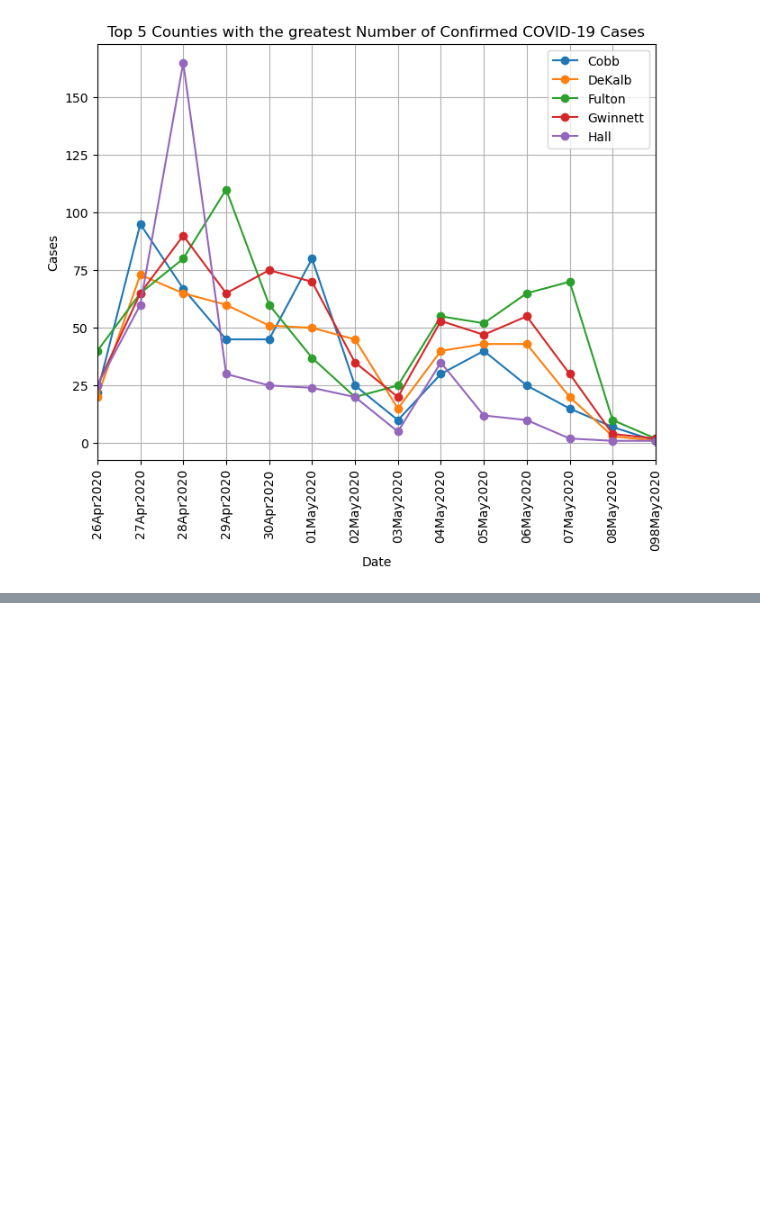
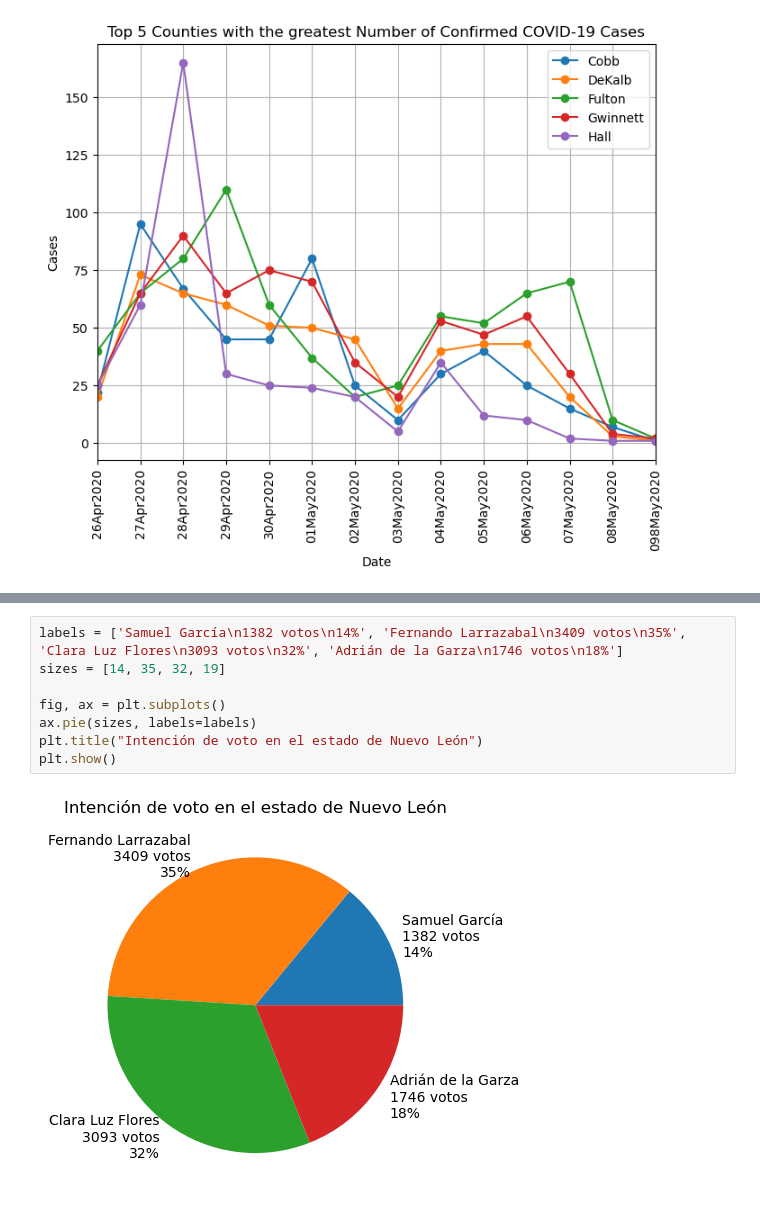
Before and after one commit to jcasarmiento/Visualization, a Jupyter notebook: fake.ipynb, the cells around one changed output, grey strips where cells are left out. Saved outputs shown, nothing was run; the diff lists cells and outputs as text; blank space fills up the shorter version.

```diff
--- a/fake.ipynb
+++ b/fake.ipynb
@@ -35,0 +67,10 @@ plt.show()
+# %%
+labels = ['Samuel García\n1382 votos\n14%', 'Fernando Larrazabal\n3409 votos\n35%', 'Clara Luz Flores\n3093 votos\n32%', 'Adrián de la Garza\n1746 votos\n18%']
+sizes = [14, 35, 32, 19]
+
+fig, ax = plt.subplots()
+ax.pie(sizes, labels=labels)
+plt.title("Intención de voto en el estado de Nuevo León")
+plt.show()
+# %% [output]
+[figure, added]
```
Also changed, not shown: parts of 4 cells of this notebook.
